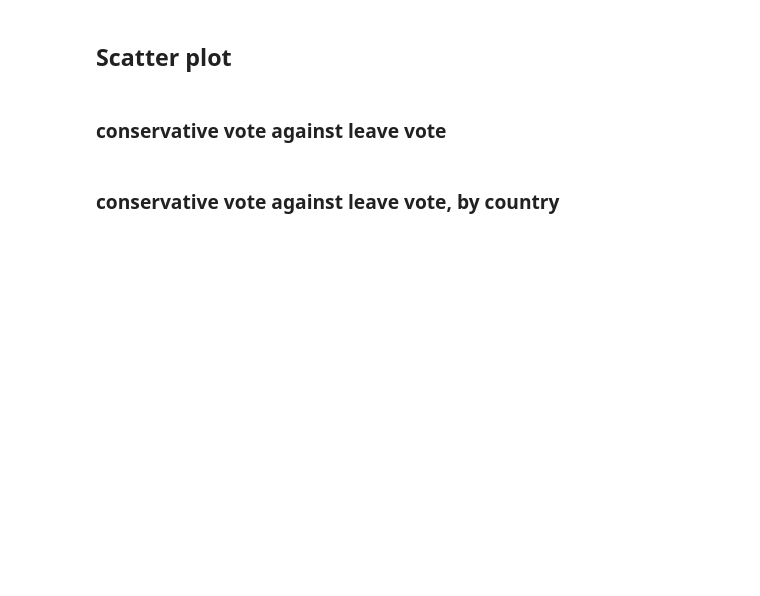
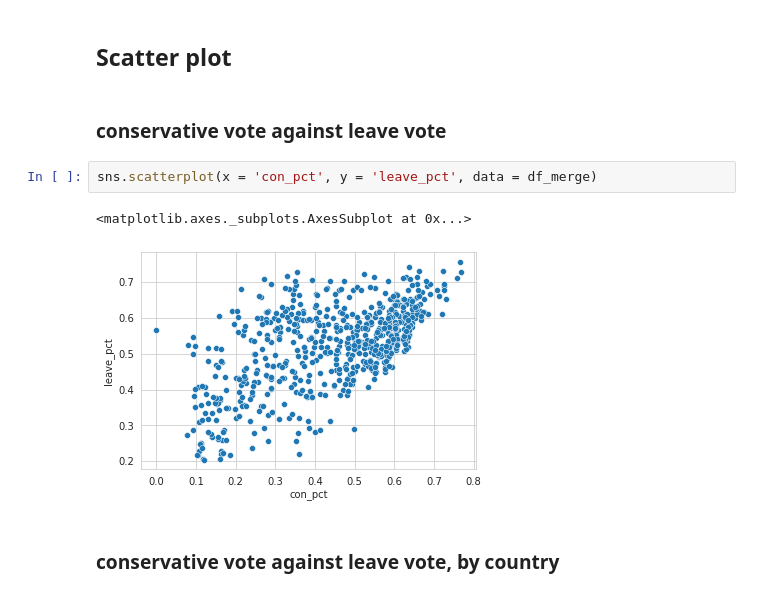
Before and after one commit to Kensuzuki95/GV918-Week-05, a Jupyter notebook: Week_05_Class_Exercise.ipynb, the cells around one changed output. Drawn from its saved outputs; the diff is of its cells as text; blank space fills up the shorter version.

```diff
--- a/Week_05_Class_Exercise.ipynb
+++ b/Week_05_Class_Exercise.ipynb
@@ -103,5 +114,10 @@ df_merge.shape
 ## Scatter plot
 # %% [markdown]
 ### conservative vote against leave vote
+# %%
+sns.scatterplot(x = 'con_pct', y = 'leave_pct', data = df_merge)
+# %% [output]
+<matplotlib.axes._subplots.AxesSubplot at 0x...>
+[figure, added]
 # %% [markdown]
 ### conservative vote against leave vote, by country
```
Also changed, not shown: parts of 7 cells of this notebook.
